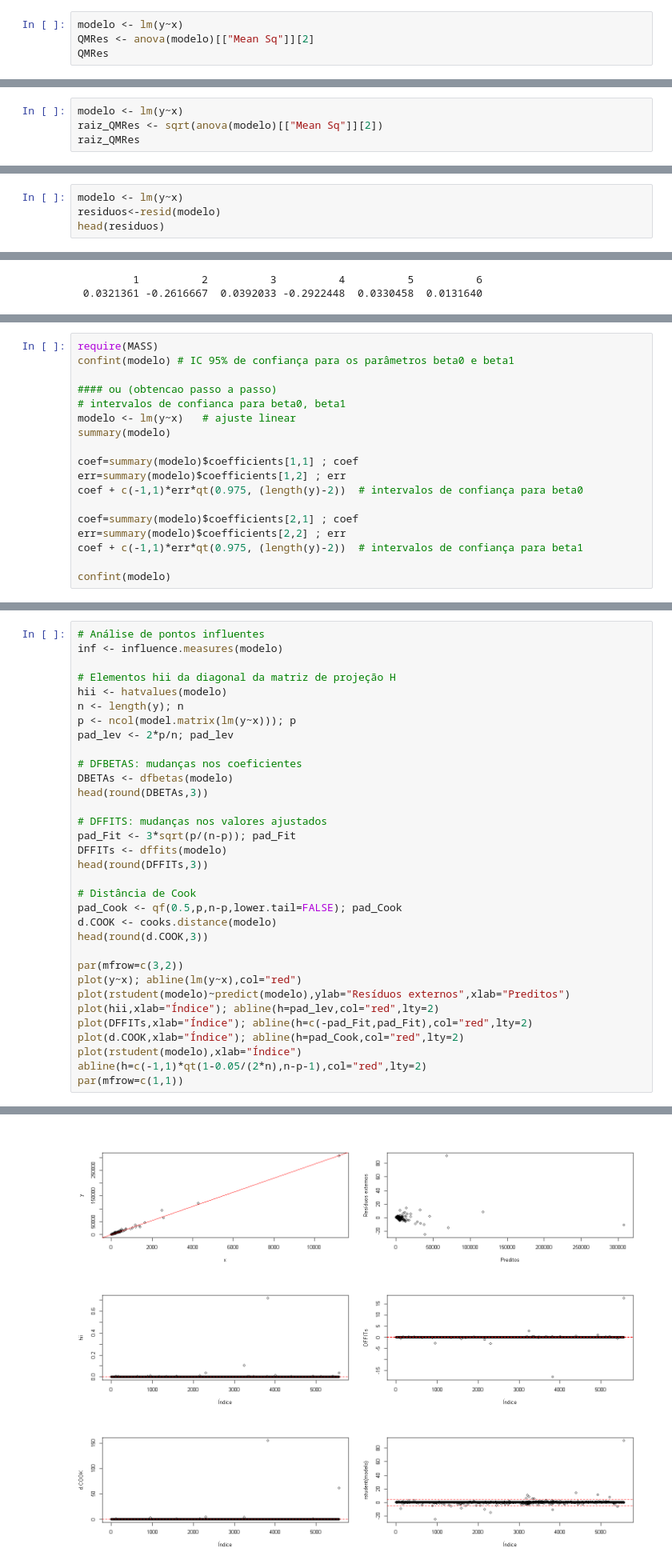
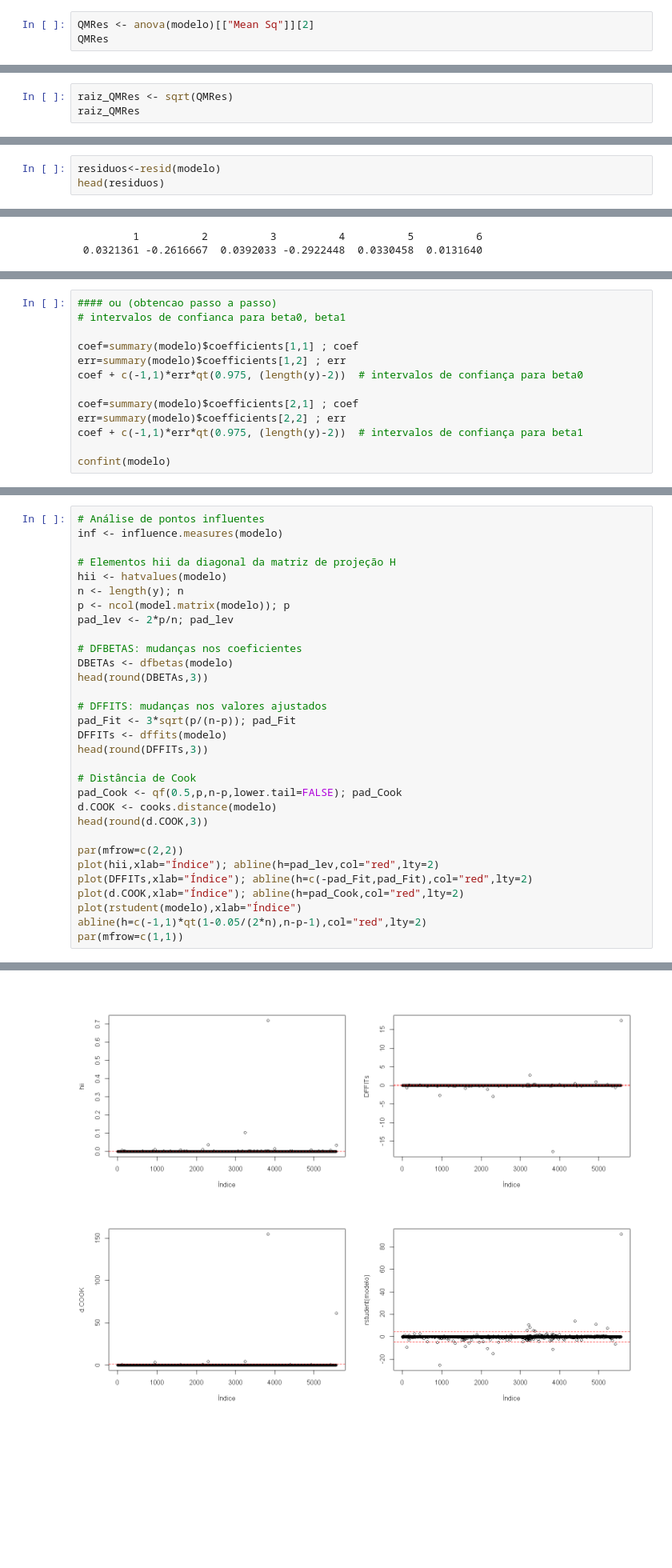
Before and after one commit to embertoni/TrabalhoFinal-IAR, a Jupyter notebook: parte1/entrega1_iar.ipynb, the cells around one changed output, grey strips where cells are left out. Shown at 80% size. Saved outputs shown, nothing was run; the diff lists cells and outputs as text; blank space fills up the shorter version.

Commit message:
Prepara notebook autonomo para Colab e organiza dados da parte1

```diff
--- a/parte1/entrega1_iar.ipynb
+++ b/parte1/entrega1_iar.ipynb
@@ -364,7 +445,6 @@ A matrix: 2 × 1 of type dbl
 Se as suposições do modelo são satisfeitas então o erro quadrático médio dos resíduos estima a variância dos erros
 e portanto, a raiz quadrada do erro quadrático médio dos resíduos estima o erro padrão dos erros.
 # %%
-modelo <- lm(y~x)
 QMRes <- anova(modelo)[["Mean Sq"]][2]
 QMRes
 # %% [output]
@@ -372,8 +452,7 @@ QMRes
 # %% [markdown]
 ## Estimação do erro padrão dos erros $\sigma$
 # %%
-modelo <- lm(y~x)
-raiz_QMRes <- sqrt(anova(modelo)[["Mean Sq"]][2])
+raiz_QMRes <- sqrt(QMRes)
 raiz_QMRes
 # %% [output]
 [1] 431.471
@@ -401,7 +480,6 @@ em que:
 
 No R, são calculados pela função `resid(modelo)`.
 # %%
-modelo <- lm(y~x)
 residuos<-resid(modelo)
 head(residuos)
 # %% [output]
@@ -632,13 +703,8 @@ A anova: 2 × 5
 # %% [markdown]
 ## Intervalos de confiança para $\beta_0$ e $\beta_1$
 # %%
-require(MASS)
-confint(modelo) # IC 95% de confiança para os parâmetros beta0 e beta1
-
 #### ou (obtencao passo a passo)
 # intervalos de confianca para beta0, beta1
-modelo <- lm(y~x)   # ajuste linear
-summary(modelo)
 
 coef=summary(modelo)$coefficients[1,1] ; coef
 err=summary(modelo)$coefficients[1,2] ; err
@@ -773,7 +737,7 @@ inf <- influence.measures(modelo)
 # Elementos hii da diagonal da matriz de projeção H
 hii <- hatvalues(modelo)
 n <- length(y); n
-p <- ncol(model.matrix(lm(y~x))); p
+p <- ncol(model.matrix(modelo)); p
 pad_lev <- 2*p/n; pad_lev
 
 # DFBETAS: mudanças nos coeficientes
@@ -787,35 +751,33 @@ head(round(DFFITs,3))
 
 # Distância de Cook
 pad_Cook <- qf(0.5,p,n-p,lower.tail=FALSE); pad_Cook
 d.COOK <- cooks.distance(modelo)
 head(round(d.COOK,3))
 
-par(mfrow=c(3,2))
-plot(y~x); abline(lm(y~x),col="red")
-plot(rstudent(modelo)~predict(modelo),ylab="Resíduos externos",xlab="Preditos")
+par(mfrow=c(2,2))
 plot(hii,xlab="Índice"); abline(h=pad_lev,col="red",lty=2)
 plot(DFFITs,xlab="Índice"); abline(h=c(-pad_Fit,pad_Fit),col="red",lty=2)
 plot(d.COOK,xlab="Índice"); abline(h=pad_Cook,col="red",lty=2)
 plot(rstudent(modelo),xlab="Índice")
 abline(h=c(-1,1)*qt(1-0.05/(2*n),n-p-1),col="red",lty=2)
 par(mfrow=c(1,1))
 # %% [output]
 [1] 5570
 [1] 2
 [1] 0.000718133
 A matrix: 6 × 2 of type dbl
 |  | (Intercept) | x |
 | 1 | 0.000 | 0 |
 | 2 | -0.003 | 0 |
 | 3 | 0.001 | 0 |
 | 4 | -0.004 | 0 |
 | 5 | 0.000 | 0 |
 | 6 | 0.000 | 0 |
 [1] 0.0568574
      1      2      3      4      5      6
  0.000 -0.004  0.001 -0.004  0.000  0.000
 [1] 0.693233
 1 2 3 4 5 6
 0 0 0 0 0 0
-[figure, old version]
+[figure, new version]
 # %% [markdown]
```
Also changed, not shown: parts of 33 cells of this notebook, 10 other files.
